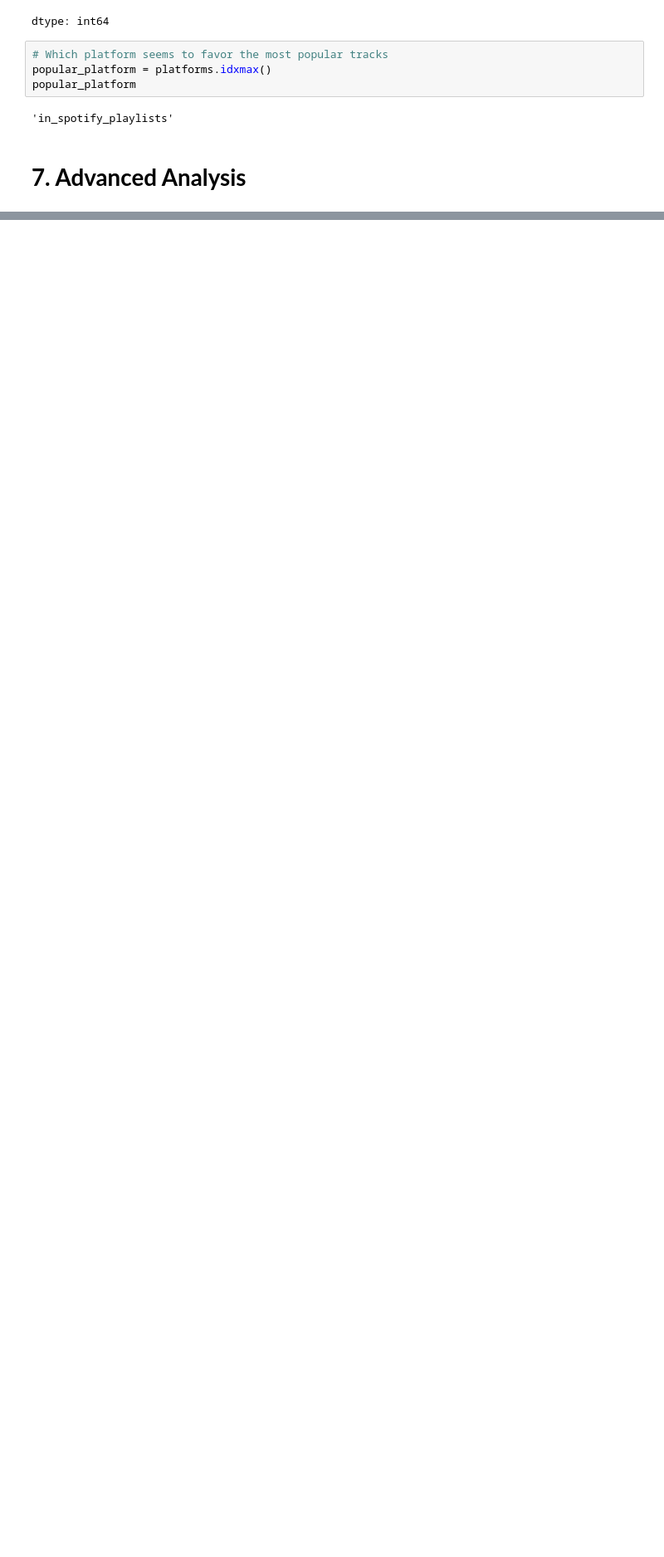
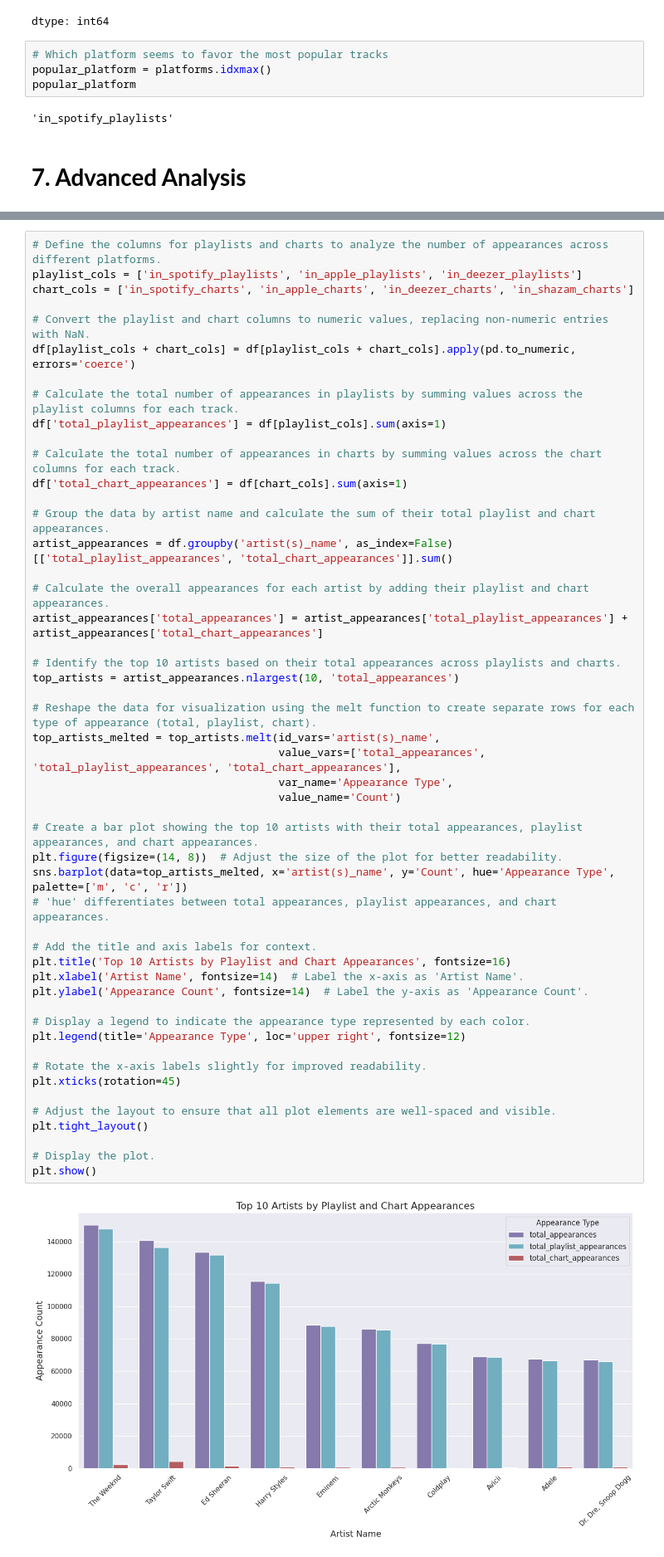
Before and after one commit to chelseaangeles/programming-assignment-1, a Jupyter notebook: Programming_Assignment_1.ipynb, the cells around one changed output, grey strips where cells are left out. Shown at 83% size. Saved outputs shown, nothing was run; the diff lists cells and outputs as text; blank space fills up the shorter version.

```diff
--- a/Programming_Assignment_1.ipynb
+++ b/Programming_Assignment_1.ipynb
@@ -403,0 +398,52 @@ plt.show()
+# %%
+# Define the columns for playlists and charts to analyze the number of appearances across different platforms.
+playlist_cols = ['in_spotify_playlists', 'in_apple_playlists', 'in_deezer_playlists']
+chart_cols = ['in_spotify_charts', 'in_apple_charts', 'in_deezer_charts', 'in_shazam_charts']
+
+# Convert the playlist and chart columns to numeric values, replacing non-numeric entries with NaN.
+df[playlist_cols + chart_cols] = df[playlist_cols + chart_cols].apply(pd.to_numeric, errors='coerce')
+
+# Calculate the total number of appearances in playlists by summing values across the playlist columns for each track.
+df['total_playlist_appearances'] = df[playlist_cols].sum(axis=1)
+
+# Calculate the total number of appearances in charts by summing values across the chart columns for each track.
+df['total_chart_appearances'] = df[chart_cols].sum(axis=1)
+
+# Group the data by artist name and calculate the sum of their total playlist and chart appearances.
+artist_appearances = df.groupby('artist(s)_name', as_index=False)[['total_playlist_appearances', 'total_chart_appearances']].sum()
+
+# Calculate the overall appearances for each artist by adding their playlist and chart appearances.
+artist_appearances['total_appearances'] = artist_appearances['total_playlist_appearances'] + artist_appearances['total_chart_appearances']
+
+# Identify the top 10 artists based on their total appearances across playlists and charts.
+top_artists = artist_appearances.nlargest(10, 'total_appearances')
+
+# Reshape the data for visualization using the melt function to create separate rows for each type of appearance (total, playlist, chart).
+top_artists_melted = top_artists.melt(id_vars='artist(s)_name',
+                                      value_vars=['total_appearances', 'total_playlist_appearances', 'total_chart_appearances'],
+                                      var_name='Appearance Type',
+                                      value_name='Count')
+
+# Create a bar plot showing the top 10 artists with their total appearances, playlist appearances, and chart appearances.
+plt.figure(figsize=(14, 8))  # Adjust the size of the plot for better readability.
+sns.barplot(data=top_artists_melted, x='artist(s)_name', y='Count', hue='Appearance Type', palette=['m', 'c', 'r'])
+# 'hue' differentiates between total appearances, playlist appearances, and chart appearances.
+
+# Add the title and axis labels for context.
+plt.title('Top 10 Artists by Playlist and Chart Appearances', fontsize=16)
+plt.xlabel('Artist Name', fontsize=14)  # Label the x-axis as 'Artist Name'.
+plt.ylabel('Appearance Count', fontsize=14)  # Label the y-axis as 'Appearance Count'.
+
+# Display a legend to indicate the appearance type represented by each color.
+plt.legend(title='Appearance Type', loc='upper right', fontsize=12)
+
+# Rotate the x-axis labels slightly for improved readability.
+plt.xticks(rotation=45)
+
+# Adjust the layout to ensure that all plot elements are well-spaced and visible.
+plt.tight_layout()
+
+# Display the plot.
+plt.show()
+# %% [output]
+[figure, added]
```
Also changed, not shown: parts of 13 cells of this notebook.
